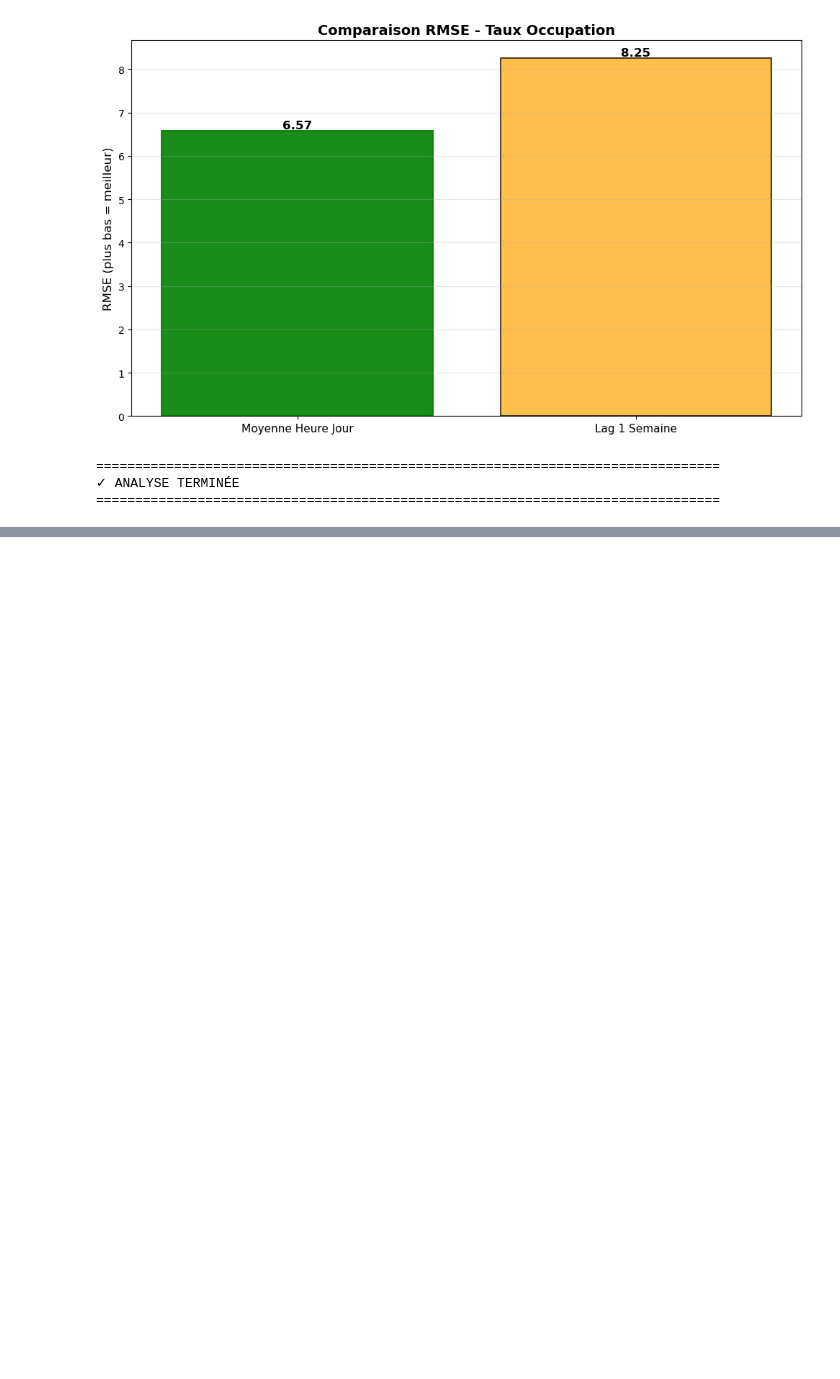
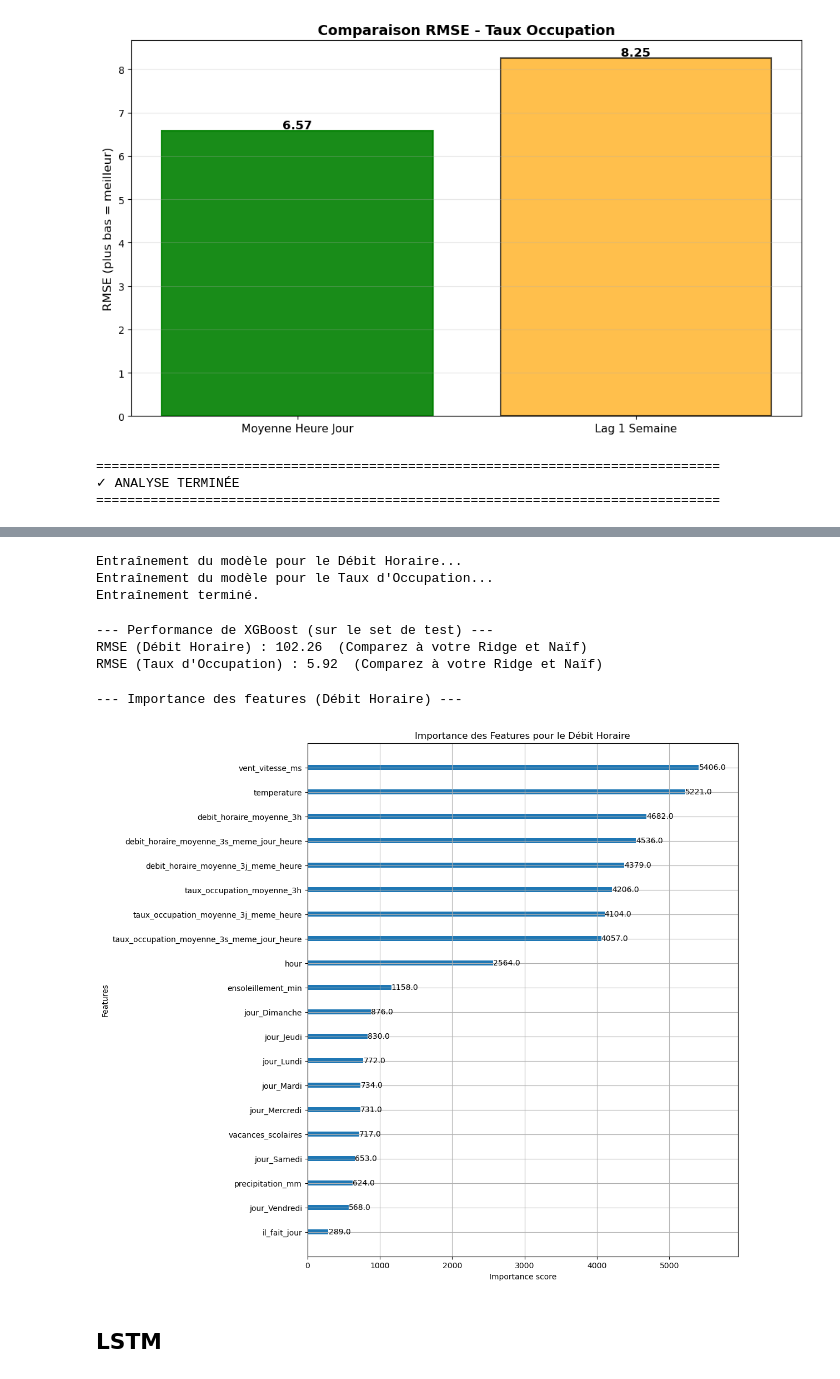
Before and after one commit to fracoo/trafic_prediction, a Jupyter notebook: modeles.ipynb, the cells around one changed output, grey strips where cells are left out. Drawn from its saved outputs; the diff is of its cells as text; code cells hidden in the pictures; blank space fills up the shorter version.

```diff
--- a/modeles.ipynb
+++ b/modeles.ipynb
@@ -365,0 +573,60 @@ Moyenne Heure Jour 6.572763            1773
+# %%
+# --- 3. ENTRAÎNEMENT DU MODÈLE XGBOOST (Pas besoin de Scaler) ---
+
+# --- Modèle 1 : Prédiction du Débit Horaire ---
+print("\nEntraînement du modèle pour le Débit Horaire...")
+
+# Instancier le modèle.
+# n_estimators=100 : va construire 100 arbres (rapide et simple pour commencer)
+# random_state=42 : pour que vos résultats soient reproductibles
+model_debit_xgb = xgb.XGBRegressor(n_estimators=1000, random_state=42, enable_categorical=True)
+
+# Entraîner le modèle
+model_debit_xgb.fit(X_train, y_train['debit_horaire'])
+
+# --- Modèle 2 : Prédiction du Taux d'Occupation ---
+print("Entraînement du modèle pour le Taux d'Occupation...")
+model_taux_xgb = xgb.XGBRegressor(n_estimators=100, random_state=42, enable_categorical=True)
+
+# Entraîner le modèle
+model_taux_xgb.fit(X_train, y_train['taux_occupation'])
+
+print("Entraînement terminé.")
+# %% [output]
+Entraînement du modèle pour le Débit Horaire...
+Entraînement du modèle pour le Taux d'Occupation...
+Entraînement terminé.
+# %%
+# --- 4. ÉVALUATION DE LA PERFORMANCE ---
+
+# --- Évaluation du Débit Horaire ---
+pred_debit = model_debit_xgb.predict(X_test)
+rmse_debit_xgb = root_mean_squared_error(y_test['debit_horaire'], pred_debit)
+
+# --- Évaluation du Taux d'Occupation ---
+pred_taux = model_taux_xgb.predict(X_test)
+rmse_taux_xgb = root_mean_squared_error(y_test['taux_occupation'], pred_taux)
+
+print("\n--- Performance de XGBoost (sur le set de test) ---")
+print(f"RMSE (Débit Horaire) : {rmse_debit_xgb:.2f}  (Comparez à votre Ridge et Naïf)")
+print(f"RMSE (Taux d'Occupation) : {rmse_taux_xgb:.2f}  (Comparez à votre Ridge et Naïf)")
+# %% [output]
+--- Performance de XGBoost (sur le set de test) ---
+RMSE (Débit Horaire) : 102.26  (Comparez à votre Ridge et Naïf)
+RMSE (Taux d'Occupation) : 5.92  (Comparez à votre Ridge et Naïf)
+# %%
+# --- 5. BONUS : REGARDER LES FEATURES LES PLUS IMPORTANTES ---
+# C'est un énorme avantage de XGBoost pour votre présentation finale !
+
+print("\n--- Importance des features (Débit Horaire) ---")
+from xgboost import plot_importance
+
+fig, ax = plt.subplots(figsize=(10, 12))
+plot_importance(model_debit_xgb, ax=ax, max_num_features=20) # Affiche les 20 plus importantes
+plt.title("Importance des Features pour le Débit Horaire")
+plt.show()
+# %% [output]
+--- Importance des features (Débit Horaire) ---
+[figure, added]
+# %% [markdown]
+## LSTM
```
Also changed, not shown: parts of 39 cells of this notebook, 2 other files.
